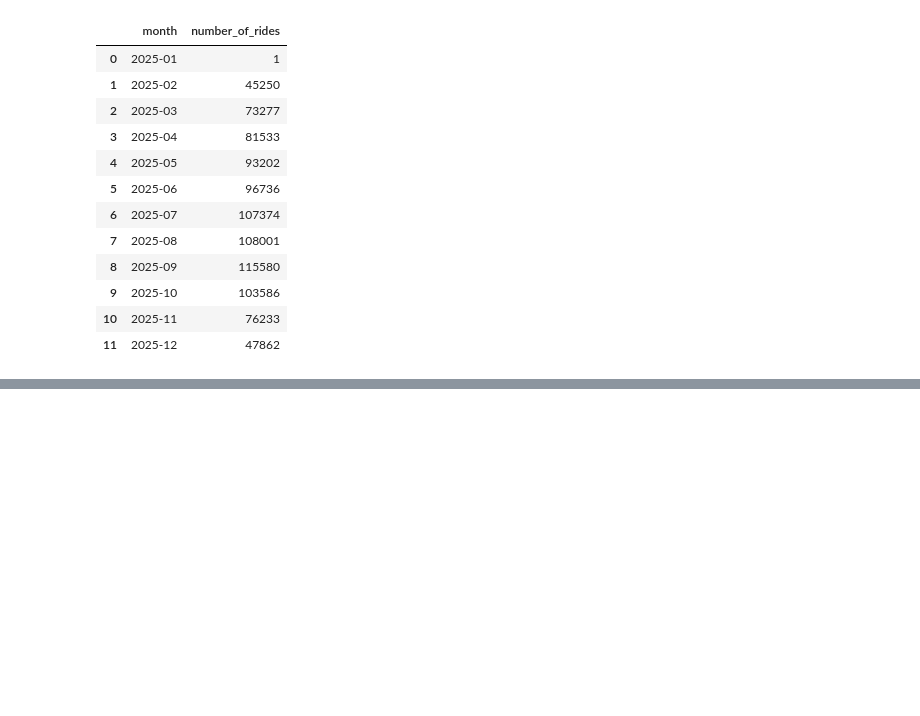
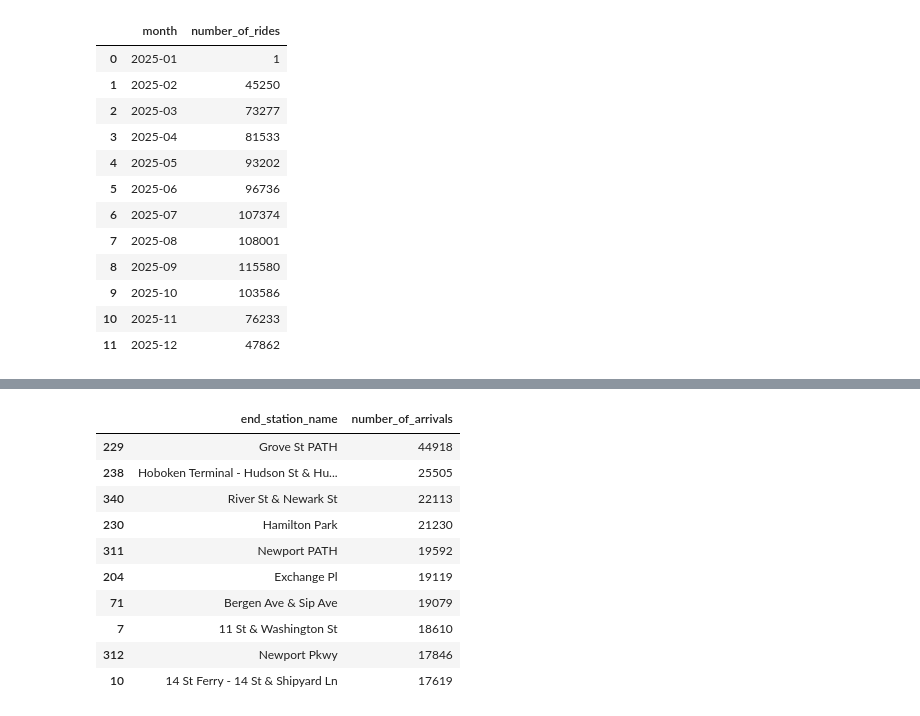
Before and after one commit to chilingaryantatev-tech/Citibike, a Jupyter notebook: notebooks/4_Data_Visualization.ipynb, the cells around one changed output, grey strips where cells are left out. Cells and saved outputs as stored; diff of their text form; code cells hidden in the pictures; blank space fills up the shorter version.

```diff
--- a/notebooks/4_Data_Visualization.ipynb
+++ b/notebooks/4_Data_Visualization.ipynb
@@ -61,0 +152,27 @@ fig.show()
+# %%
+# Top 10 end stations
+
+top_end_stations = (
+    citibike_df
+    .dropna(subset=["end_station_name"])
+    .groupby("end_station_name", as_index=False)
+    .agg(
+        number_of_arrivals=("ride_id", "count")
+    )
+    .sort_values("number_of_arrivals", ascending=False)
+    .head(10)
+)
+
+top_end_stations
+# %% [output]
+|  | end_station_name | number_of_arrivals |
+| 229 | Grove St PATH | 44918 |
+| 238 | Hoboken Terminal - Hudson St & Hu... | 25505 |
+| 340 | River St & Newark St | 22113 |
+| 230 | Hamilton Park | 21230 |
+| 311 | Newport PATH | 19592 |
+| 204 | Exchange Pl | 19119 |
+| 71 | Bergen Ave & Sip Ave | 19079 |
+| 7 | 11 St & Washington St | 18610 |
+| 312 | Newport Pkwy | 17846 |
+| 10 | 14 St Ferry - 14 St & Shipyard Ln | 17619 |
```
Also changed, not shown: parts of 13 cells of this notebook, 1 other file.
